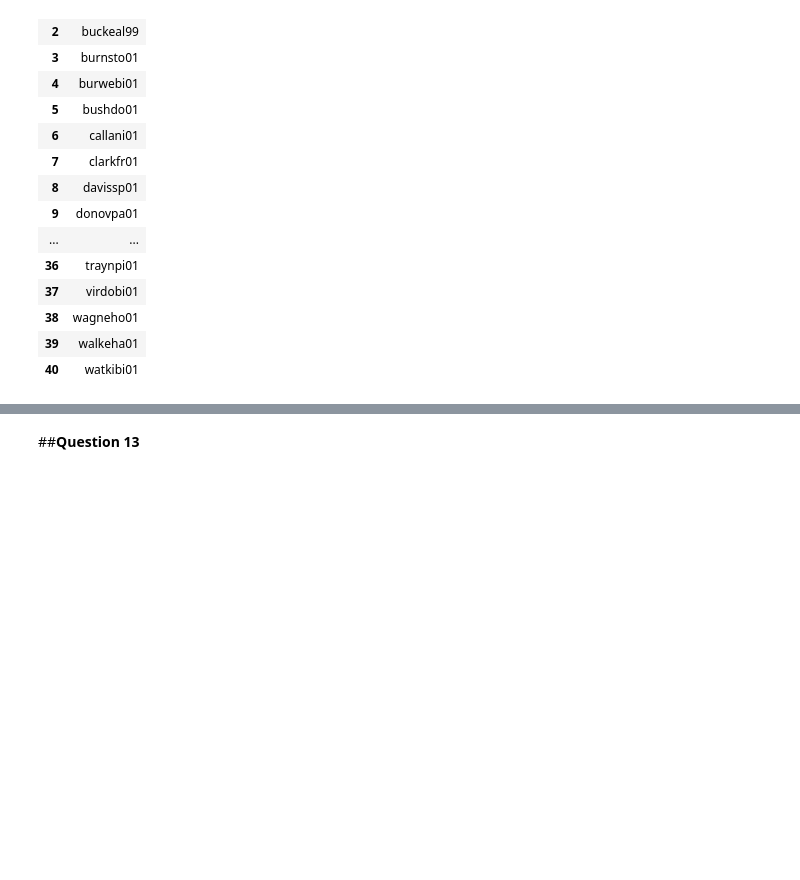
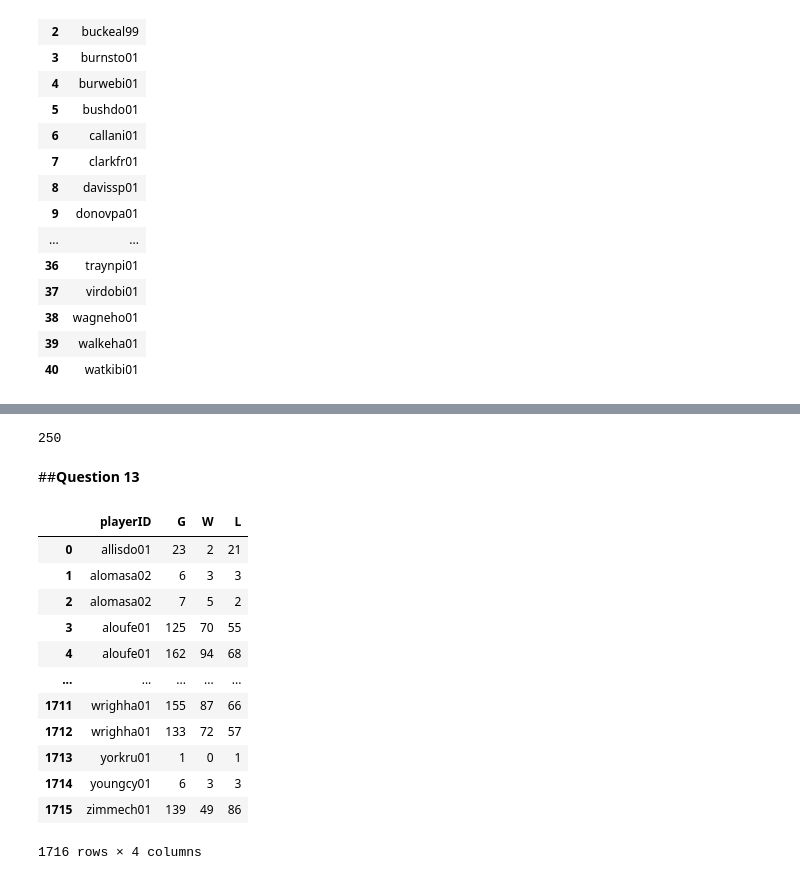
Before and after one commit to Feznix/Stats-554, a Jupyter notebook: Homework_5.ipynb, the cells around one changed output, grey strips where cells are left out. Saved outputs shown, nothing was run; the diff lists cells and outputs as text; code cells hidden in the pictures; blank space fills up the shorter version.

```diff
--- a/Homework_5.ipynb
+++ b/Homework_5.ipynb
@@ -224,2 +251,26 @@ pd.read_sql('SELECT DISTINCT playerID FROM Managers Where teamID = "PIT" ', MLB)
+# %%
+len(Famemanage)
+# %% [output]
+250
 # %% [markdown]
 ##**Question 13**
+# %%
+Season = pd.read_sql('SELECT DISTINCT h.playerID, m.G, m.W, m.L \
+                      FROM HallOfFame as h \
+                      INNER JOIN Managers as m \
+                      ON h.playerID = m.playerID', MLB)
+Season
+# %% [output]
+|  | playerID | G | W | L |
+| 0 | allisdo01 | 23 | 2 | 21 |
+| 1 | alomasa02 | 6 | 3 | 3 |
+| 2 | alomasa02 | 7 | 5 | 2 |
+| 3 | aloufe01 | 125 | 70 | 55 |
+| 4 | aloufe01 | 162 | 94 | 68 |
+| ... | ... | ... | ... | ... |
+| 1711 | wrighha01 | 155 | 87 | 66 |
+| 1712 | wrighha01 | 133 | 72 | 57 |
+| 1713 | yorkru01 | 1 | 0 | 1 |
+| 1714 | youngcy01 | 6 | 3 | 3 |
+| 1715 | zimmech01 | 139 | 49 | 86 |
+1716 rows × 4 columns
```
Also changed, not shown: parts of 8 cells of this notebook.
